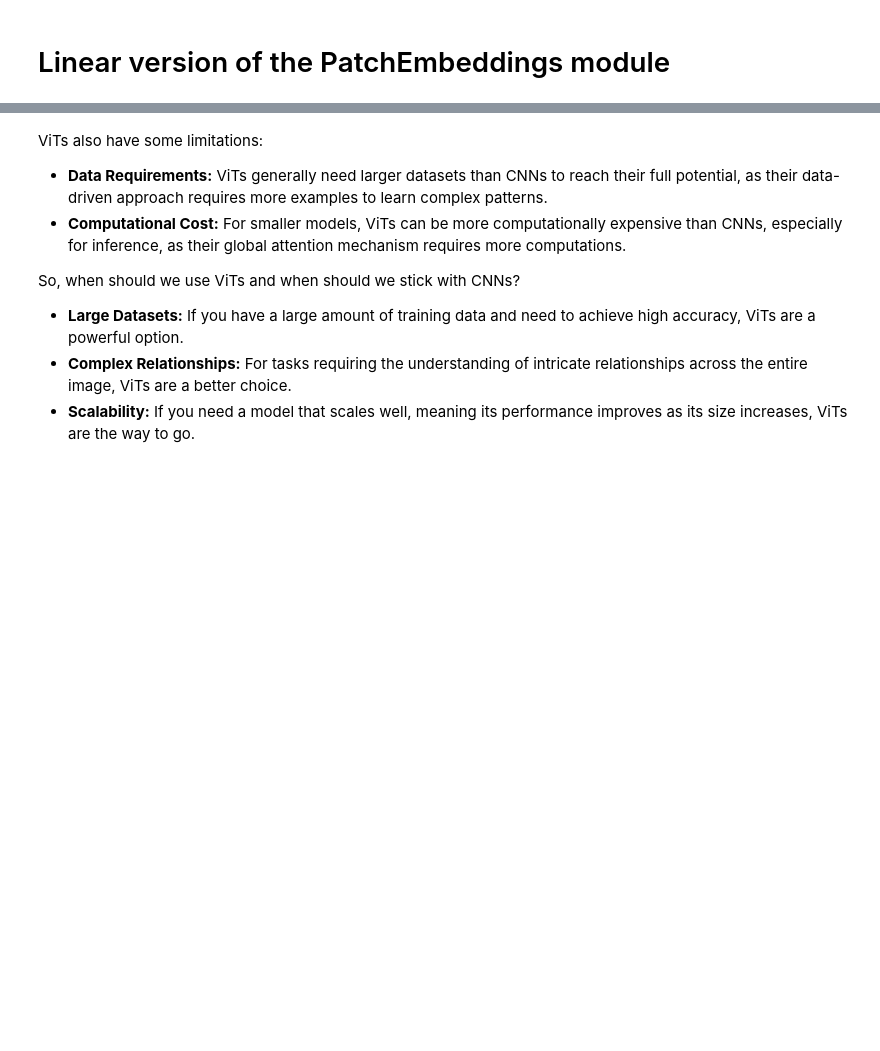
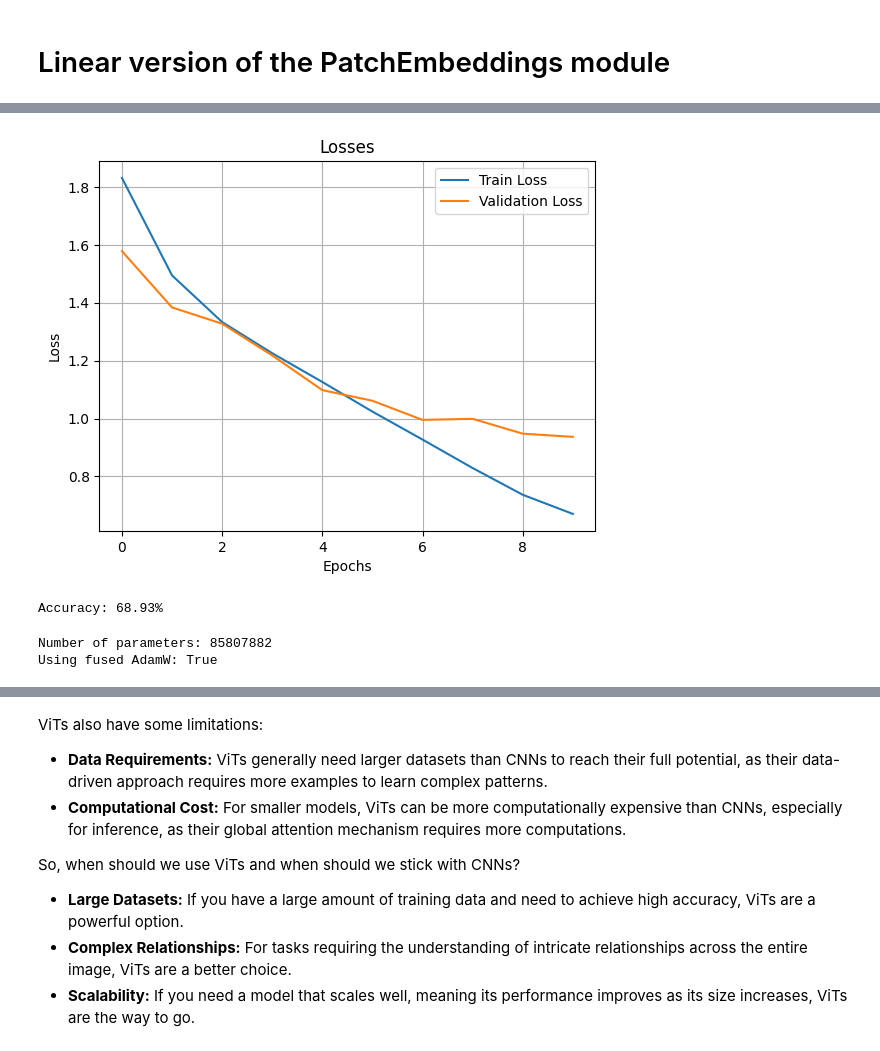
Before and after one commit to evortigosa/AI_devs, a Jupyter notebook: vit.ipynb, the cells around one changed output, grey strips where cells are left out. Cells and saved outputs as stored; diff of their text form; code cells hidden in the pictures; blank space fills up the shorter version.

```diff
--- a/vit.ipynb
+++ b/vit.ipynb
@@ -657,2 +728,33 @@ Accuracy: 66.36%
 # %% [markdown]
 # Linear version of the PatchEmbeddings module
+# %%
+del vit_model
+
+# --- ViT Base hyperparameters config ---
+p_type= 'linear'
+fine_tune= False
+
+
+vit_model= ViT(img_size, pth_size, chs, n_classes, pool_type, n_emb, n_lyr,
+               n_hds, d_ffd, p_type=p_type, fine_tune=fine_tune).to(device)
+
+count_parameters(vit_model)
+
+
+# train_loader has size 704, so 10 epochs have 7,040 steps
+epochs= 10
+steps= len(train_loader) * epochs
+learning_rate= 1e-4
+
+max_lr= learning_rate
+min_lr= 1e-5
+warmup_steps= 704  # 1 epoch
+max_steps= steps
+
+optimizer= torch.optim.AdamW(
+    vit_model.parameters(), lr=learning_rate, betas=(0.9, 0.999), weight_decay=0.05,
+    fused=use_fused
+)
+print(f"Using fused AdamW: {use_fused}")
+criterion= nn.CrossEntropyLoss()
+scheduler= CosineLRDecay(optimizer, min_lr, max_lr, warmup_steps, max_steps)
@@ -658,0 +764,3 @@ Accuracy: 66.36%
+# %%
+tr_loss, vl_loss= trainer(vit_model, train_loader, val_loader, optimizer, criterion, scheduler,
+                          epochs, device, eval_interval=1, verbose=True)
@@ -658,0 +778,43 @@ Accuracy: 66.36%
+# %%
+# plot
+plot_losses(tr_loss, vl_loss)
+# %% [output]
+[figure, added]
+# %%
+vit_acc= evaluate_model(vit_model, test_loader, device, verbose=True)
+# %% [output]
+Accuracy: 68.93%
+# %%
+del vit_model
+
+# --- ViT Base hyperparameters config ---
+p_type= 'linear'
+fine_tune= True  # using the lightweight classification head
+
+
+vit_model= ViT(img_size, pth_size, chs, n_classes, pool_type, n_emb, n_lyr,
+               n_hds, d_ffd, p_type=p_type, fine_tune=fine_tune).to(device)
+
+count_parameters(vit_model)
+
+
+# train_loader has size 704, so 10 epochs have 7,040 steps
+epochs= 10
+steps= len(train_loader) * epochs
+learning_rate= 1e-4
+
+max_lr= learning_rate
+min_lr= 1e-5
+warmup_steps= 704  # 1 epoch
+max_steps= steps
+
+optimizer= torch.optim.AdamW(
+    vit_model.parameters(), lr=learning_rate, betas=(0.9, 0.999), weight_decay=0.05,
+    fused=use_fused
+)
+print(f"Using fused AdamW: {use_fused}")
+criterion= nn.CrossEntropyLoss()
+scheduler= CosineLRDecay(optimizer, min_lr, max_lr, warmup_steps, max_steps)
+# %% [output]
+Number of parameters: 85807882
+Using fused AdamW: True
```
Also changed, not shown: parts of 29 cells of this notebook.
